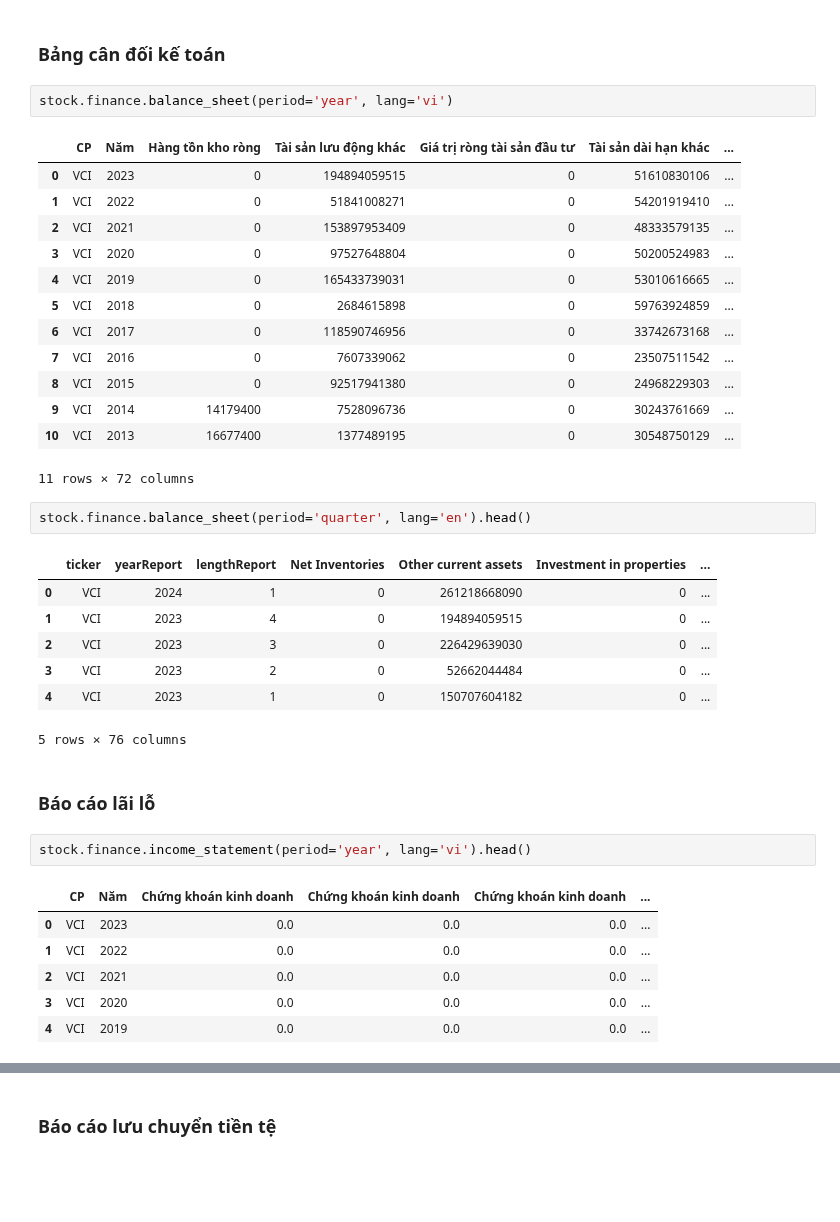
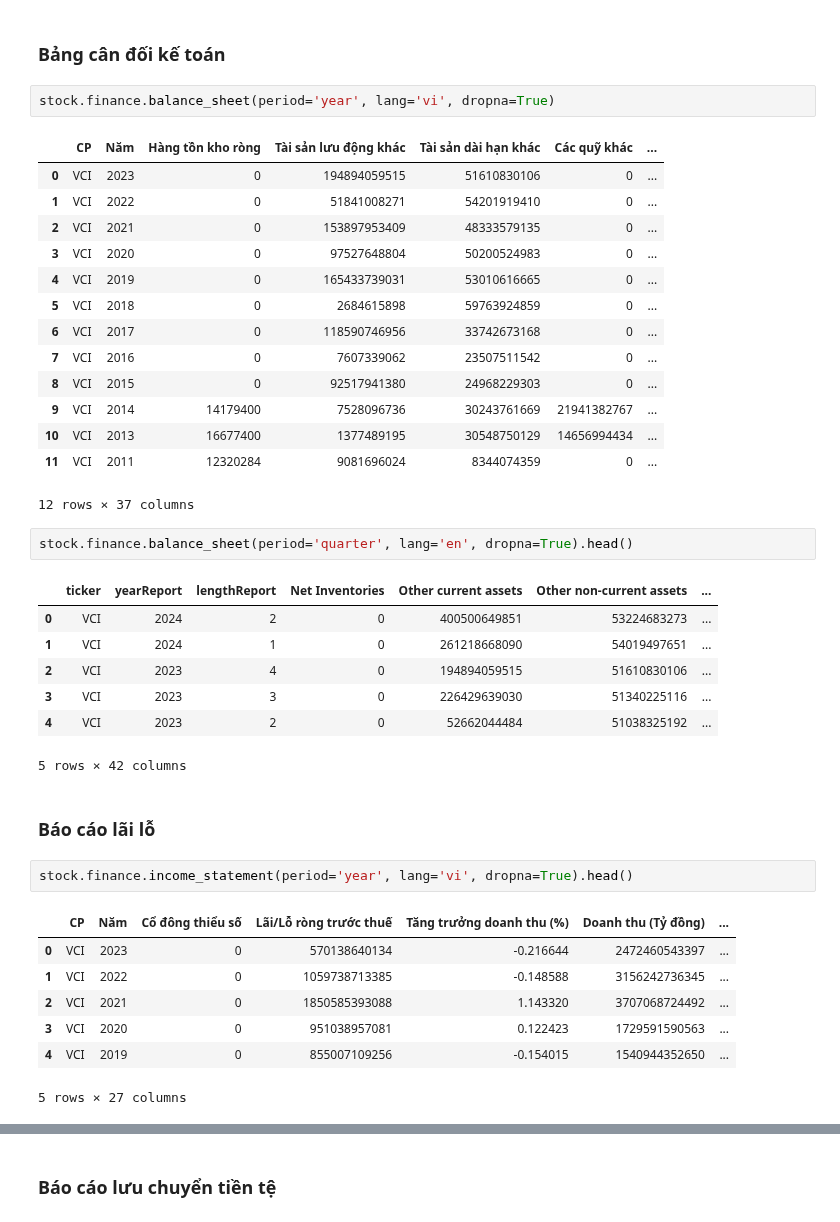
Before and after one commit to thinh-vu/vnstock, a Jupyter notebook: docs/1_vietnam_stock_vnstock3.ipynb, the cells around one changed output, grey strips where cells are left out. Cells and saved outputs as stored; diff of their text form; blank space fills up the shorter version.

```diff
--- a/docs/1_vietnam_stock_vnstock3.ipynb
+++ b/docs/1_vietnam_stock_vnstock3.ipynb
@@ -402,40 +405,42 @@ stock = Vnstock().stock(symbol='VCI', source='VCI')
 # %% [markdown]
 ### Bảng cân đối kế toán
 # %%
-stock.finance.balance_sheet(period='year', lang='vi')
+stock.finance.balance_sheet(period='year', lang='vi', dropna=True)
 # %% [output]
-|  | CP | Năm | Hàng tồn kho ròng | Tài sản lưu động khác | Giá trị ròng tài sản đầu tư | Tài sản dài hạn khác | ... |
-| 0 | VCI | 2023 | 0 | 194894059515 | 0 | 51610830106 | ... |
-| 1 | VCI | 2022 | 0 | 51841008271 | 0 | 54201919410 | ... |
-| 2 | VCI | 2021 | 0 | 153897953409 | 0 | 48333579135 | ... |
-| 3 | VCI | 2020 | 0 | 97527648804 | 0 | 50200524983 | ... |
-| 4 | VCI | 2019 | 0 | 165433739031 | 0 | 53010616665 | ... |
-| 5 | VCI | 2018 | 0 | 2684615898 | 0 | 59763924859 | ... |
-| 6 | VCI | 2017 | 0 | 118590746956 | 0 | 33742673168 | ... |
-| 7 | VCI | 2016 | 0 | 7607339062 | 0 | 23507511542 | ... |
-| 8 | VCI | 2015 | 0 | 92517941380 | 0 | 24968229303 | ... |
-| 9 | VCI | 2014 | 14179400 | 7528096736 | 0 | 30243761669 | ... |
-| 10 | VCI | 2013 | 16677400 | 1377489195 | 0 | 30548750129 | ... |
+|  | CP | Năm | Hàng tồn kho ròng | Tài sản lưu động khác | Tài sản dài hạn khác | Các quỹ khác | ... |
+| 0 | VCI | 2023 | 0 | 194894059515 | 51610830106 | 0 | ... |
+| 1 | VCI | 2022 | 0 | 51841008271 | 54201919410 | 0 | ... |
+| 2 | VCI | 2021 | 0 | 153897953409 | 48333579135 | 0 | ... |
+| 3 | VCI | 2020 | 0 | 97527648804 | 50200524983 | 0 | ... |
+| 4 | VCI | 2019 | 0 | 165433739031 | 53010616665 | 0 | ... |
+| 5 | VCI | 2018 | 0 | 2684615898 | 59763924859 | 0 | ... |
+| 6 | VCI | 2017 | 0 | 118590746956 | 33742673168 | 0 | ... |
+| 7 | VCI | 2016 | 0 | 7607339062 | 23507511542 | 0 | ... |
+| 8 | VCI | 2015 | 0 | 92517941380 | 24968229303 | 0 | ... |
+| 9 | VCI | 2014 | 14179400 | 7528096736 | 30243761669 | 21941382767 | ... |
+| 10 | VCI | 2013 | 16677400 | 1377489195 | 30548750129 | 14656994434 | ... |
+| 11 | VCI | 2011 | 12320284 | 9081696024 | 8344074359 | 0 | ... |
-11 rows × 72 columns
+12 rows × 37 columns
 # %%
-stock.finance.balance_sheet(period='quarter', lang='en').head()
+stock.finance.balance_sheet(period='quarter', lang='en', dropna=True).head()
 # %% [output]
-|  | ticker | yearReport | lengthReport | Net Inventories | Other current assets | Investment in properties | ... |
-| 0 | VCI | 2024 | 1 | 0 | 261218668090 | 0 | ... |
-| 1 | VCI | 2023 | 4 | 0 | 194894059515 | 0 | ... |
-| 2 | VCI | 2023 | 3 | 0 | 226429639030 | 0 | ... |
-| 3 | VCI | 2023 | 2 | 0 | 52662044484 | 0 | ... |
-| 4 | VCI | 2023 | 1 | 0 | 150707604182 | 0 | ... |
+|  | ticker | yearReport | lengthReport | Net Inventories | Other current assets | Other non-current assets | ... |
+| 0 | VCI | 2024 | 2 | 0 | 400500649851 | 53224683273 | ... |
+| 1 | VCI | 2024 | 1 | 0 | 261218668090 | 54019497651 | ... |
+| 2 | VCI | 2023 | 4 | 0 | 194894059515 | 51610830106 | ... |
+| 3 | VCI | 2023 | 3 | 0 | 226429639030 | 51340225116 | ... |
+| 4 | VCI | 2023 | 2 | 0 | 52662044484 | 51038325192 | ... |
-5 rows × 76 columns
+5 rows × 42 columns
 # %% [markdown]
 ### Báo cáo lãi lỗ
 # %%
-stock.finance.income_statement(period='year', lang='vi').head()
+stock.finance.income_statement(period='year', lang='vi', dropna=True).head()
 # %% [output]
-|  | CP | Năm | Chứng khoán kinh doanh | Chứng khoán kinh doanh | Chứng khoán kinh doanh | ... |
-| 0 | VCI | 2023 | 0.0 | 0.0 | 0.0 | ... |
-| 1 | VCI | 2022 | 0.0 | 0.0 | 0.0 | ... |
-| 2 | VCI | 2021 | 0.0 | 0.0 | 0.0 | ... |
-| 3 | VCI | 2020 | 0.0 | 0.0 | 0.0 | ... |
-| 4 | VCI | 2019 | 0.0 | 0.0 | 0.0 | ... |
+|  | CP | Năm | Cổ đông thiểu số | Lãi/Lỗ ròng trước thuế | Tăng trưởng doanh thu (%) | Doanh thu (Tỷ đồng) | ... |
+| 0 | VCI | 2023 | 0 | 570138640134 | -0.216644 | 2472460543397 | ... |
+| 1 | VCI | 2022 | 0 | 1059738713385 | -0.148588 | 3156242736345 | ... |
+| 2 | VCI | 2021 | 0 | 1850585393088 | 1.143320 | 3707068724492 | ... |
+| 3 | VCI | 2020 | 0 | 951038957081 | 0.122423 | 1729591590563 | ... |
+| 4 | VCI | 2019 | 0 | 855007109256 | -0.154015 | 1540944352650 | ... |
+5 rows × 27 columns
 # %%
```
Also changed, not shown: parts of 25 cells of this notebook, 5 other files.
